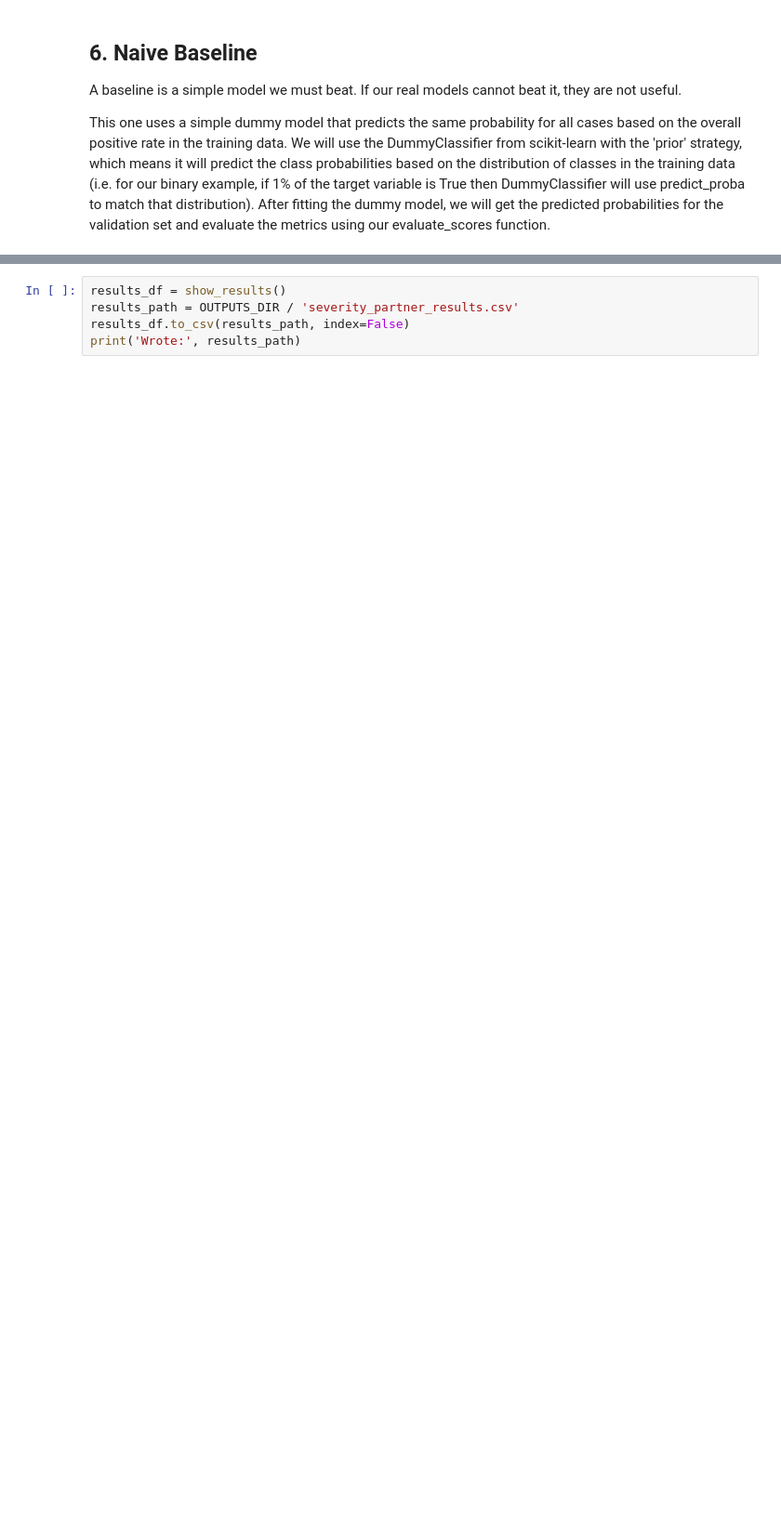
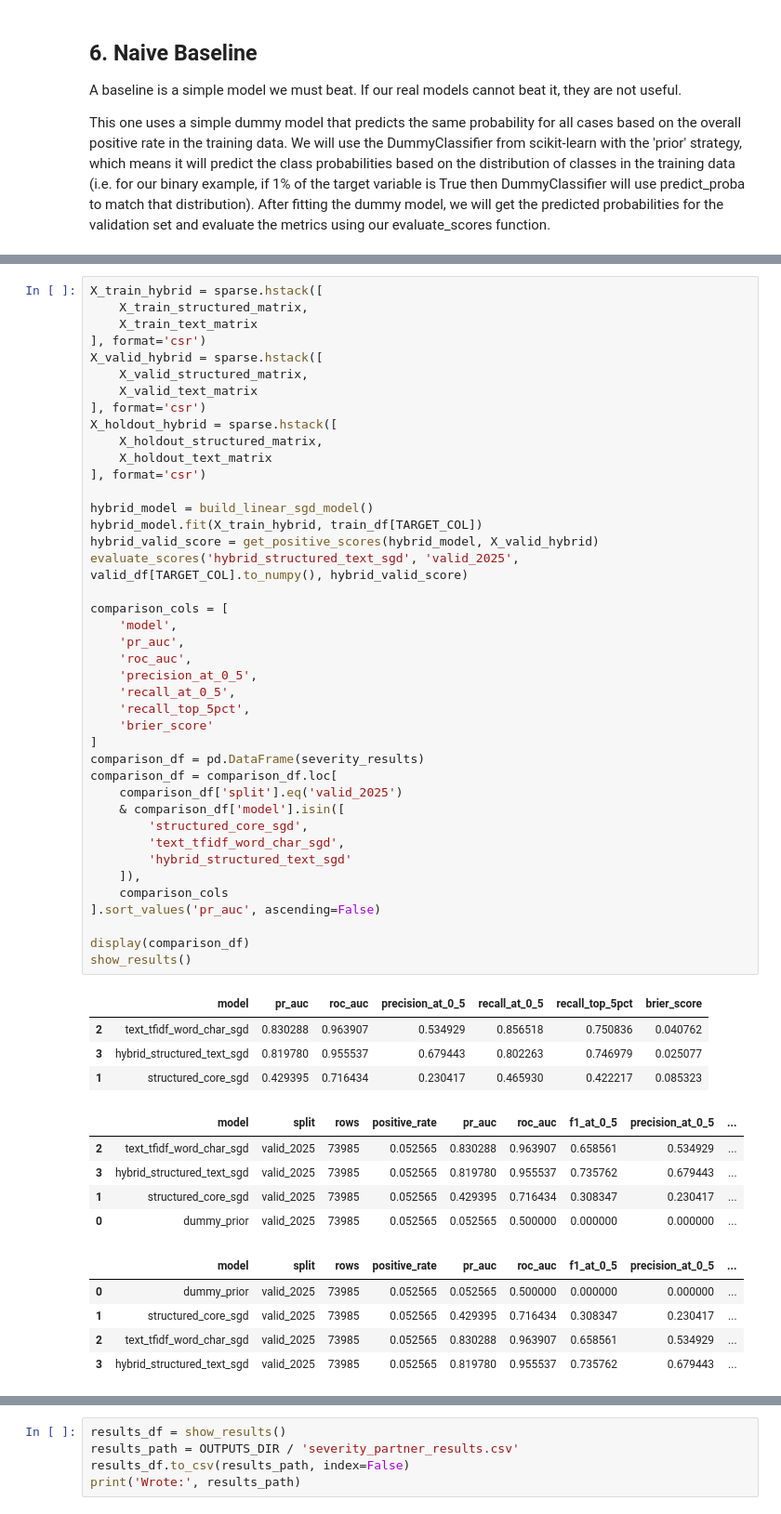
Before and after one commit to DavisM1212/NHTSA-ODI-Complaint-Analytics, a Jupyter notebook: notebooks/Severity_Ranking_Framework.ipynb, the cells around one changed output, grey strips where cells are left out. Shown at 93% size. Cells and saved outputs as stored; diff of their text form; blank space fills up the shorter version.

```diff
--- a/notebooks/Severity_Ranking_Framework.ipynb
+++ b/notebooks/Severity_Ranking_Framework.ipynb
@@ -371 +420,57 @@ show_results()
+# %%
+X_train_hybrid = sparse.hstack([
+    X_train_structured_matrix,
+    X_train_text_matrix
+], format='csr')
+X_valid_hybrid = sparse.hstack([
+    X_valid_structured_matrix,
+    X_valid_text_matrix
+], format='csr')
+X_holdout_hybrid = sparse.hstack([
+    X_holdout_structured_matrix,
+    X_holdout_text_matrix
+], format='csr')
+
+hybrid_model = build_linear_sgd_model()
+hybrid_model.fit(X_train_hybrid, train_df[TARGET_COL])
+hybrid_valid_score = get_positive_scores(hybrid_model, X_valid_hybrid)
+evaluate_scores('hybrid_structured_text_sgd', 'valid_2025', valid_df[TARGET_COL].to_numpy(), hybrid_valid_score)
+
+comparison_cols = [
+    'model',
+    'pr_auc',
+    'roc_auc',
+    'precision_at_0_5',
+    'recall_at_0_5',
+    'recall_top_5pct',
+    'brier_score'
+]
+comparison_df = pd.DataFrame(severity_results)
+comparison_df = comparison_df.loc[
+    comparison_df['split'].eq('valid_2025')
+    & comparison_df['model'].isin([
+        'structured_core_sgd',
+        'text_tfidf_word_char_sgd',
+        'hybrid_structured_text_sgd'
+    ]),
+    comparison_cols
+].sort_values('pr_auc', ascending=False)
+
+display(comparison_df)
+show_results()
+# %% [output]
+|  | model | pr_auc | roc_auc | precision_at_0_5 | recall_at_0_5 | recall_top_5pct | brier_score |
+| 2 | text_tfidf_word_char_sgd | 0.830288 | 0.963907 | 0.534929 | 0.856518 | 0.750836 | 0.040762 |
+| 3 | hybrid_structured_text_sgd | 0.819780 | 0.955537 | 0.679443 | 0.802263 | 0.746979 | 0.025077 |
+| 1 | structured_core_sgd | 0.429395 | 0.716434 | 0.230417 | 0.465930 | 0.422217 | 0.085323 |
+|  | model | split | rows | positive_rate | pr_auc | roc_auc | f1_at_0_5 | precision_at_0_5 | ... |
+| 2 | text_tfidf_word_char_sgd | valid_2025 | 73985 | 0.052565 | 0.830288 | 0.963907 | 0.658561 | 0.534929 | ... |
+| 3 | hybrid_structured_text_sgd | valid_2025 | 73985 | 0.052565 | 0.819780 | 0.955537 | 0.735762 | 0.679443 | ... |
+| 1 | structured_core_sgd | valid_2025 | 73985 | 0.052565 | 0.429395 | 0.716434 | 0.308347 | 0.230417 | ... |
+| 0 | dummy_prior | valid_2025 | 73985 | 0.052565 | 0.052565 | 0.500000 | 0.000000 | 0.000000 | ... |
+|  | model | split | rows | positive_rate | pr_auc | roc_auc | f1_at_0_5 | precision_at_0_5 | ... |
+| 0 | dummy_prior | valid_2025 | 73985 | 0.052565 | 0.052565 | 0.500000 | 0.000000 | 0.000000 | ... |
+| 1 | structured_core_sgd | valid_2025 | 73985 | 0.052565 | 0.429395 | 0.716434 | 0.308347 | 0.230417 | ... |
+| 2 | text_tfidf_word_char_sgd | valid_2025 | 73985 | 0.052565 | 0.830288 | 0.963907 | 0.658561 | 0.534929 | ... |
+| 3 | hybrid_structured_text_sgd | valid_2025 | 73985 | 0.052565 | 0.819780 | 0.955537 | 0.735762 | 0.679443 | ... |
 # %% [markdown]
```
Also changed, not shown: parts of 19 cells of this notebook, 46 other files.
